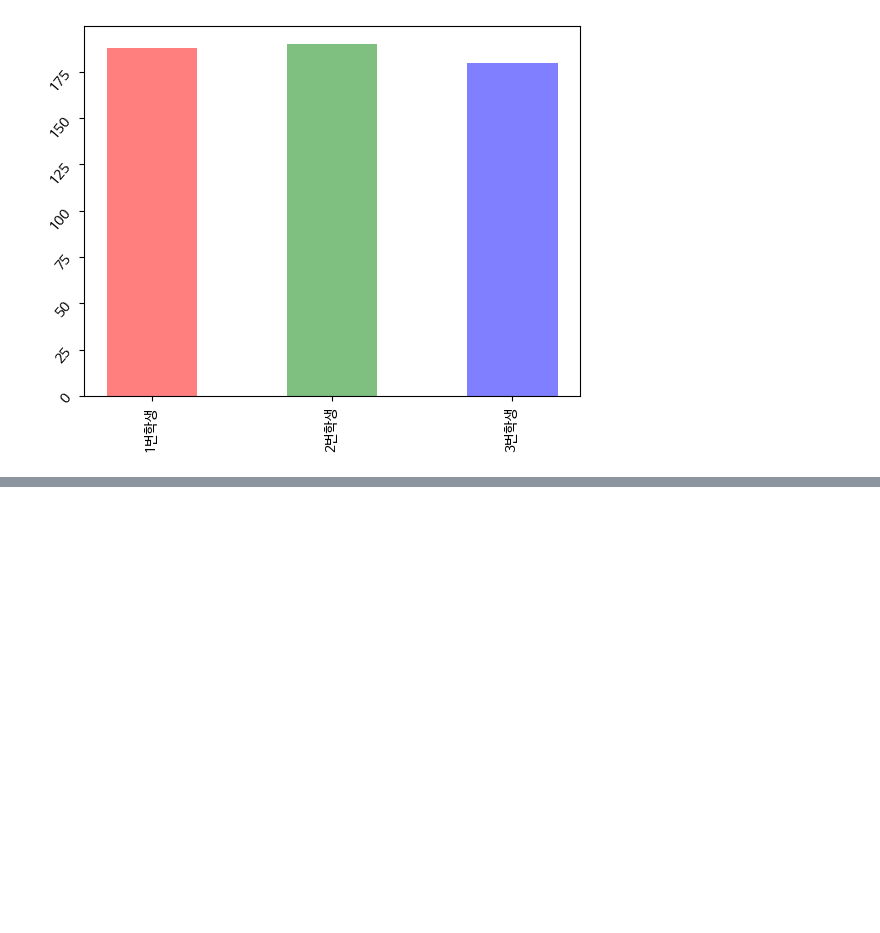
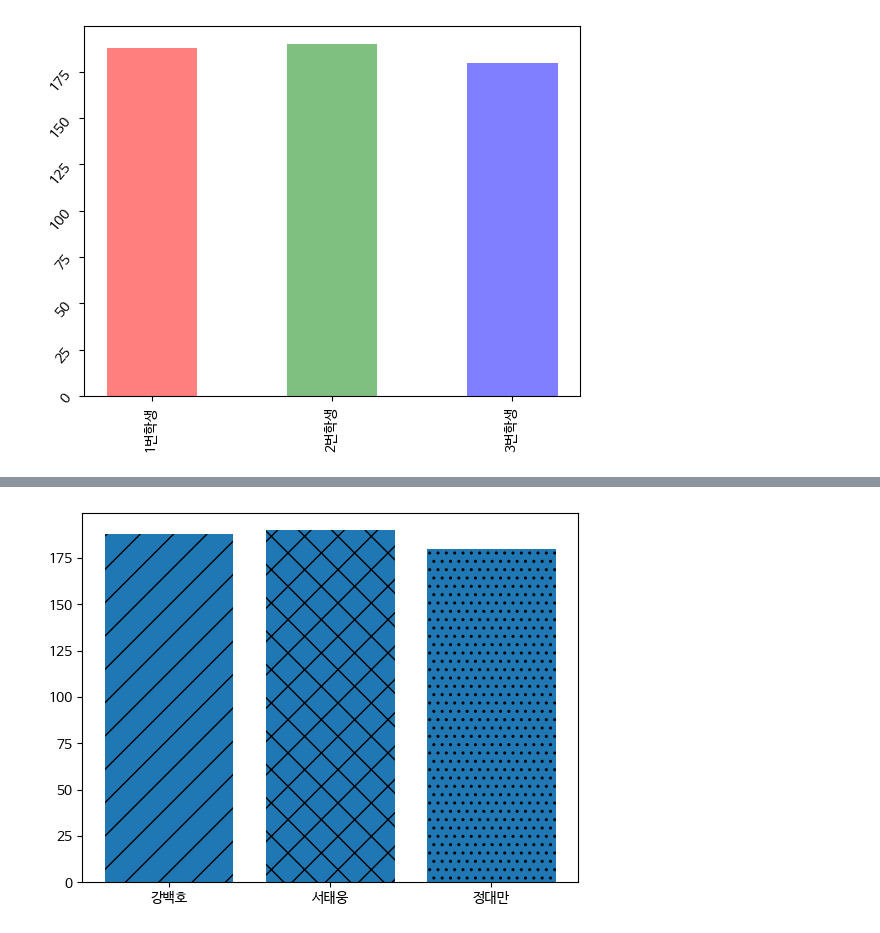
Before and after one commit to sukjin1/ed, a Jupyter notebook: Matplotlib_Nado.ipynb, the cells around one changed output, grey strips where cells are left out. Cells and saved outputs as stored; diff of their text form; code cells hidden in the pictures; blank space fills up the shorter version.

```diff
--- a/Matplotlib_Nado.ipynb
+++ b/Matplotlib_Nado.ipynb
@@ -339,0 +361,9 @@ plt.yticks(rotation = 50) # x축의 데이터 각도
+# %%
+bar = plt.bar(labels, values)
+bar[0].set_hatch('/')
+bar[1].set_hatch('x')
+bar[2].set_hatch('..')
+
+# https://matplotlib.org/stable/gallery/shapes_and_collections/hatch_style_reference.html
+# %% [output]
+[figure, added]
```
Also changed, not shown: parts of 17 cells of this notebook.
